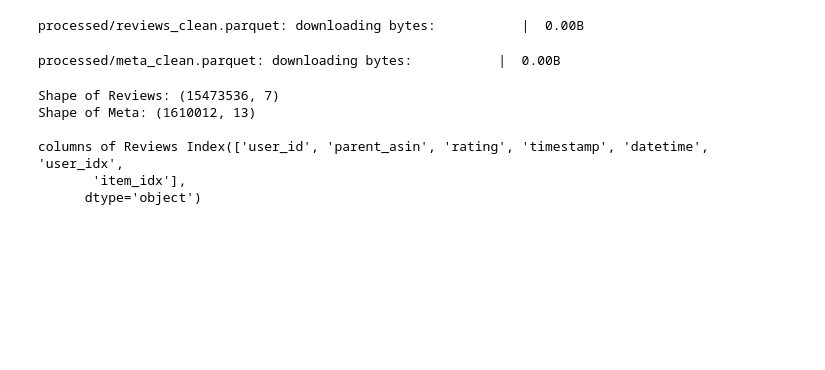
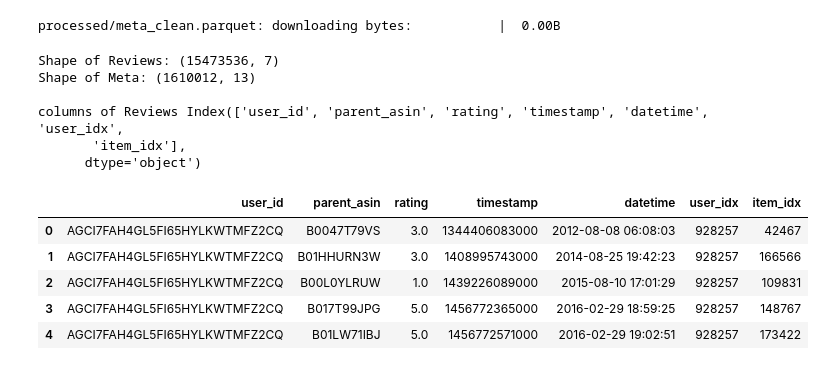
Before and after one commit to satyamkarn100-ctrl/Neural-Recommendation-Personalization-Engine, a Jupyter notebook: temporal_split.ipynb, the cells around one changed output. Cells and saved outputs as stored; diff of their text form; code cells hidden in the pictures; blank space fills up the shorter version.

```diff
--- a/temporal_split.ipynb
+++ b/temporal_split.ipynb
@@ -32,25 +32,16 @@ file_path = hf_hub_download(
     filename="processed/reviews_clean.parquet",
     repo_type="dataset"
 )
-file_path = hf_hub_download(
+file_path0 = hf_hub_download(
     repo_id =  "Satyamkarn100/NeuraRec-Electronics",
     filename="processed/meta_clean.parquet",
     repo_type="dataset"
 )
-meta = pd.read_parquet(file_path)
 
 reviews = pd.read_parquet(file_path)
+meta = pd.read_parquet(file_path0)
 # %% [output]
-processed/reviews_clean.parquet: downloading bytes:           |  0.00B
+processed/meta_clean.parquet: downloading bytes:           |  0.00B
-# %%
-file_path = hf_hub_download(
-    repo_id =  "Satyamkarn100/NeuraRec-Electronics",
-    filename="processed/meta_clean.parquet",
-    repo_type="dataset"
-)
-meta = pd.read_parquet(file_path)
-# %% [output]
-processed/meta_clean.parquet: downloading bytes:           |  0.00B
 # %%
 print('Shape of Reviews:',reviews.shape)
 print("Shape of Meta:",meta.shape)
@@ -62,3 +53,12 @@ Shape of Meta: (1610012, 13)
 columns of Reviews Index(['user_id', 'parent_asin', 'rating', 'timestamp', 'datetime', 'user_idx',
        'item_idx'],
       dtype='object')
+# %%
+reviews.head()
+# %% [output]
+|  | user_id | parent_asin | rating | timestamp | datetime | user_idx | item_idx |
+| 0 | AGCI7FAH4GL5FI65HYLKWTMFZ2CQ | B0047T79VS | 3.0 | 1344406083000 | 2012-08-08 06:08:03 | 928257 | 42467 |
+| 1 | AGCI7FAH4GL5FI65HYLKWTMFZ2CQ | B01HHURN3W | 3.0 | 1408995743000 | 2014-08-25 19:42:23 | 928257 | 166566 |
+| 2 | AGCI7FAH4GL5FI65HYLKWTMFZ2CQ | B00L0YLRUW | 1.0 | 1439226089000 | 2015-08-10 17:01:29 | 928257 | 109831 |
+| 3 | AGCI7FAH4GL5FI65HYLKWTMFZ2CQ | B017T99JPG | 5.0 | 1456772365000 | 2016-02-29 18:59:25 | 928257 | 148767 |
+| 4 | AGCI7FAH4GL5FI65HYLKWTMFZ2CQ | B01LW71IBJ | 5.0 | 1456772571000 | 2016-02-29 19:02:51 | 928257 | 173422 |
```
Also changed, not shown: parts of 7 cells of this notebook.
